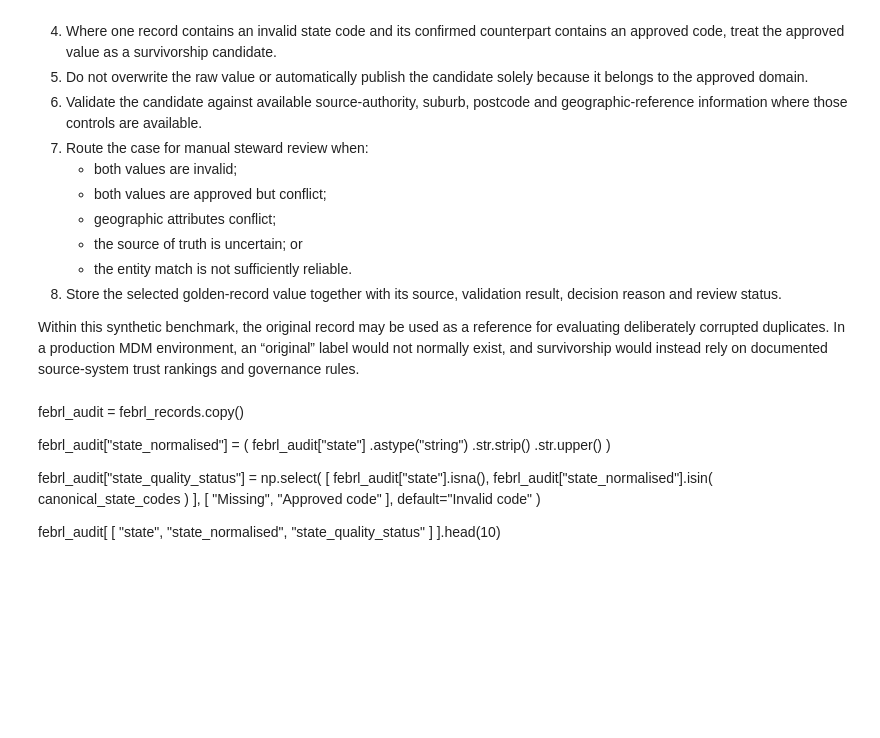
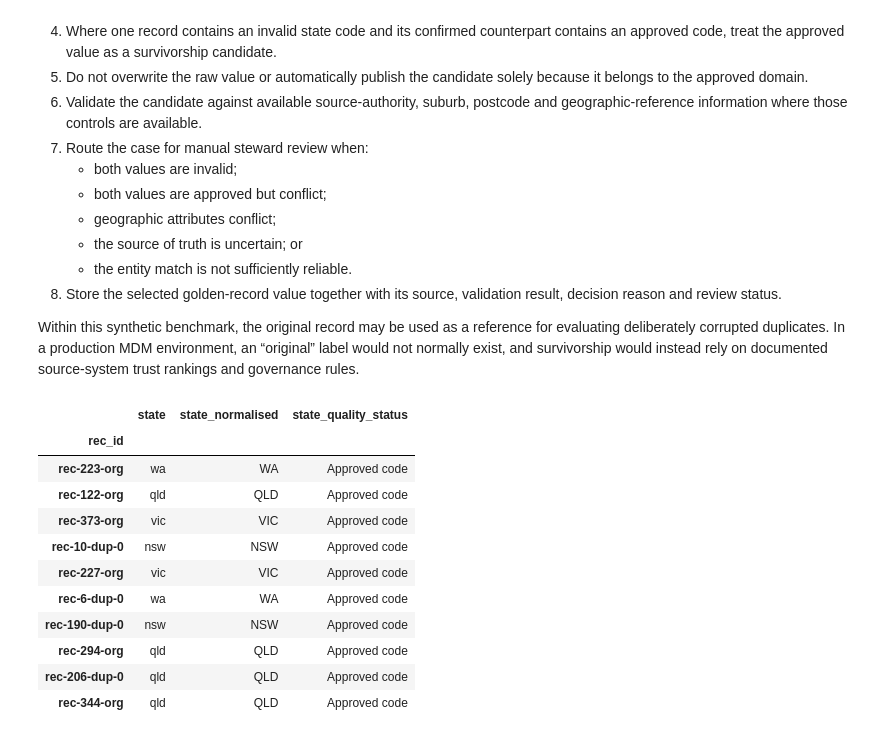
Before and after one commit to WaleBalogunK/Repository-name-entity-resolution-golden-record-lab, a Jupyter notebook: notebooks/01_data_acquisition_and_initial_audit.ipynb, the cells around one changed output. Cells and saved outputs as stored; diff of their text form; code cells hidden in the pictures; blank space fills up the shorter version.

```diff
--- a/notebooks/01_data_acquisition_and_initial_audit.ipynb
+++ b/notebooks/01_data_acquisition_and_initial_audit.ipynb
@@ -1455,34 +1455,47 @@ For records confirmed as representing the same entity:
 8. Store the selected golden-record value together with its source, validation result, decision reason and review status.
 
 Within this synthetic benchmark, the original record may be used as a reference for evaluating deliberately corrupted duplicates. In a production MDM environment, an “original” label would not normally exist, and survivorship would instead rely on documented source-system trust rankings and governance rules.
-# %% [markdown]
-febrl_audit = febrl_records.copy()
-
-febrl_audit["state_normalised"] = (
-    febrl_audit["state"]
-    .astype("string")
-    .str.strip()
-    .str.upper()
-)
-
-febrl_audit["state_quality_status"] = np.select(
-    [
-        febrl_audit["state"].isna(),
-        febrl_audit["state_normalised"].isin(
-            canonical_state_codes
-        )
-    ],
-    [
-        "Missing",
-        "Approved code"
-    ],
-    default="Invalid code"
-)
-
-febrl_audit[
-    [
-        "state",
-        "state_normalised",
-        "state_quality_status"
-    ]
-].head(10)
+# %%
+febrl_audit = febrl_records.copy()
+
+febrl_audit["state_normalised"] = (
+    febrl_audit["state"]
+    .astype("string")
+    .str.strip()
+    .str.upper()
+)
+
+febrl_audit["state_quality_status"] = np.select(
+    [
+        febrl_audit["state"].isna(),
+        febrl_audit["state_normalised"].isin(
+            canonical_state_codes
+        )
+    ],
+    [
+        "Missing",
+        "Approved code"
+    ],
+    default="Invalid code"
+)
+
+febrl_audit[
+    [
+        "state",
+        "state_normalised",
+        "state_quality_status"
+    ]
+].head(10)
+# %% [output]
+|  | state | state_normalised | state_quality_status |
+| rec_id |  |  |  |
+| rec-223-org | wa | WA | Approved code |
+| rec-122-org | qld | QLD | Approved code |
+| rec-373-org | vic | VIC | Approved code |
+| rec-10-dup-0 | nsw | NSW | Approved code |
+| rec-227-org | vic | VIC | Approved code |
+| rec-6-dup-0 | wa | WA | Approved code |
+| rec-190-dup-0 | nsw | NSW | Approved code |
+| rec-294-org | qld | QLD | Approved code |
+| rec-206-dup-0 | qld | QLD | Approved code |
+| rec-344-org | qld | QLD | Approved code |
```
